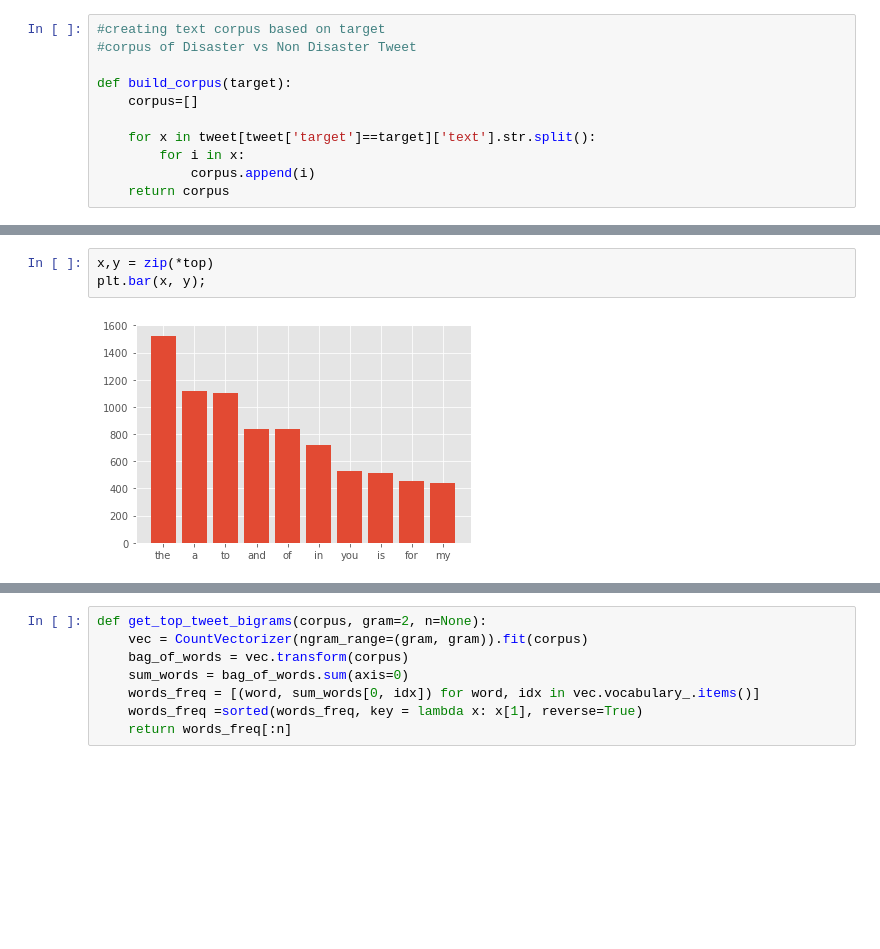
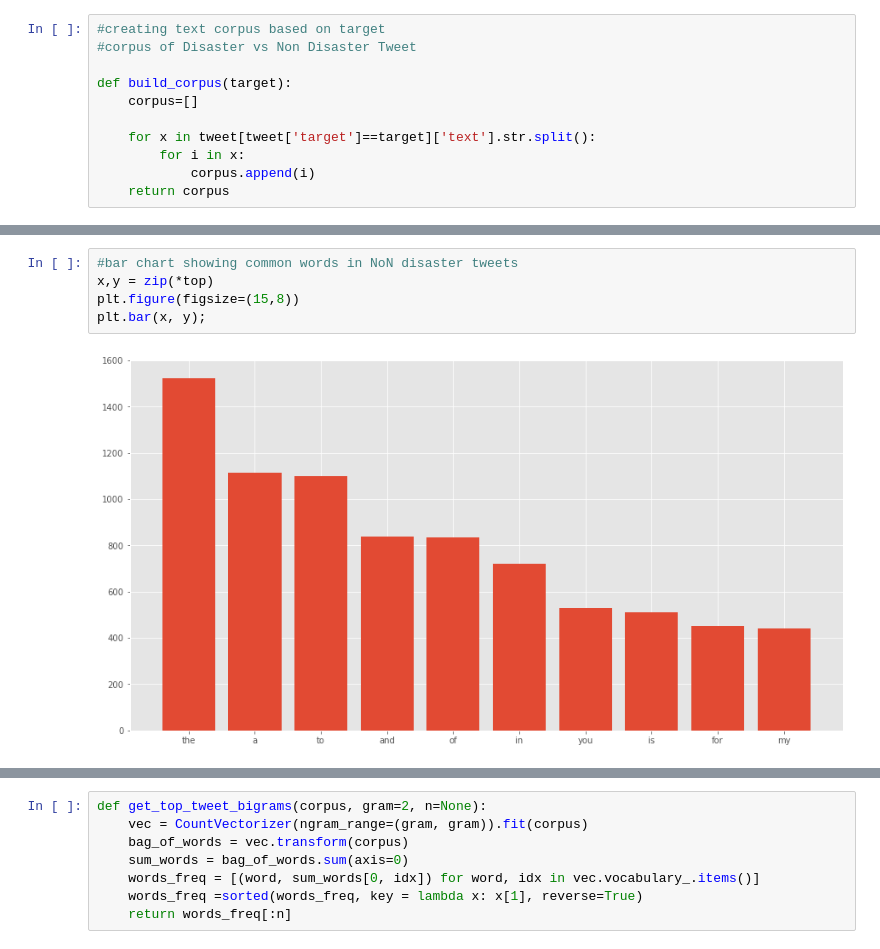
Before and after one commit to Kannank97/Introduction-to-Data-Science-with-Python, a Jupyter notebook: FDP_DataScience.ipynb, the cells around one changed output, grey strips where cells are left out. Cells and saved outputs as stored; diff of their text form; blank space fills up the shorter version.

```diff
--- a/FDP_DataScience.ipynb
+++ b/FDP_DataScience.ipynb
@@ -1183,8 +1283,10 @@ top=sorted(dic.items(), key=lambda x:x[1],reverse=True)[:10]
 # %%
+#bar chart showing common words in NoN disaster tweets
 x,y = zip(*top)
+plt.figure(figsize=(15,8))
 plt.bar(x, y);
 # %% [output]
-[figure, old version]
+[figure, new version]
 # %%
 #creating the same for Diaster Tweet
 corpus=build_corpus(1)
```
Also changed, not shown: parts of 116 cells of this notebook.
